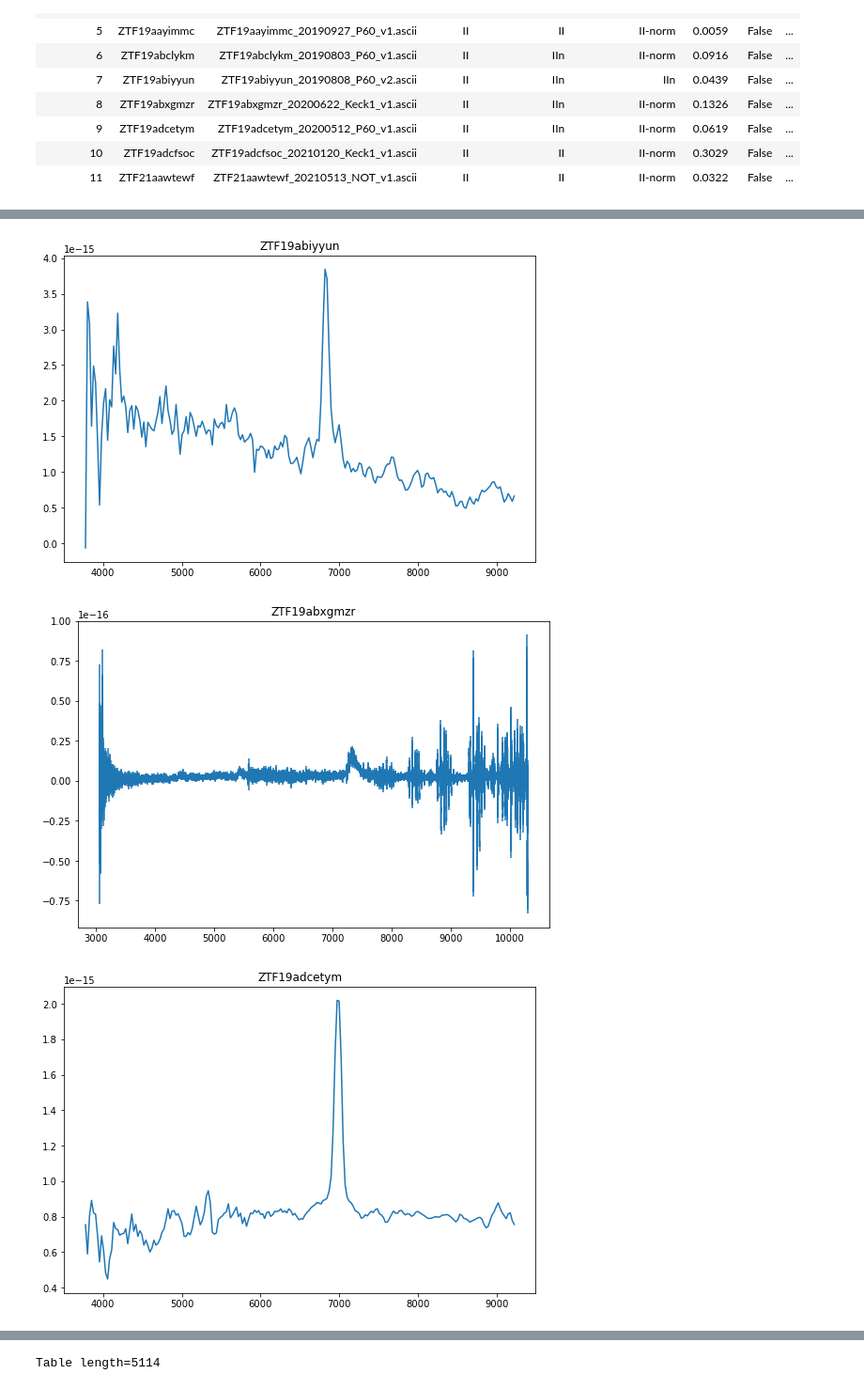
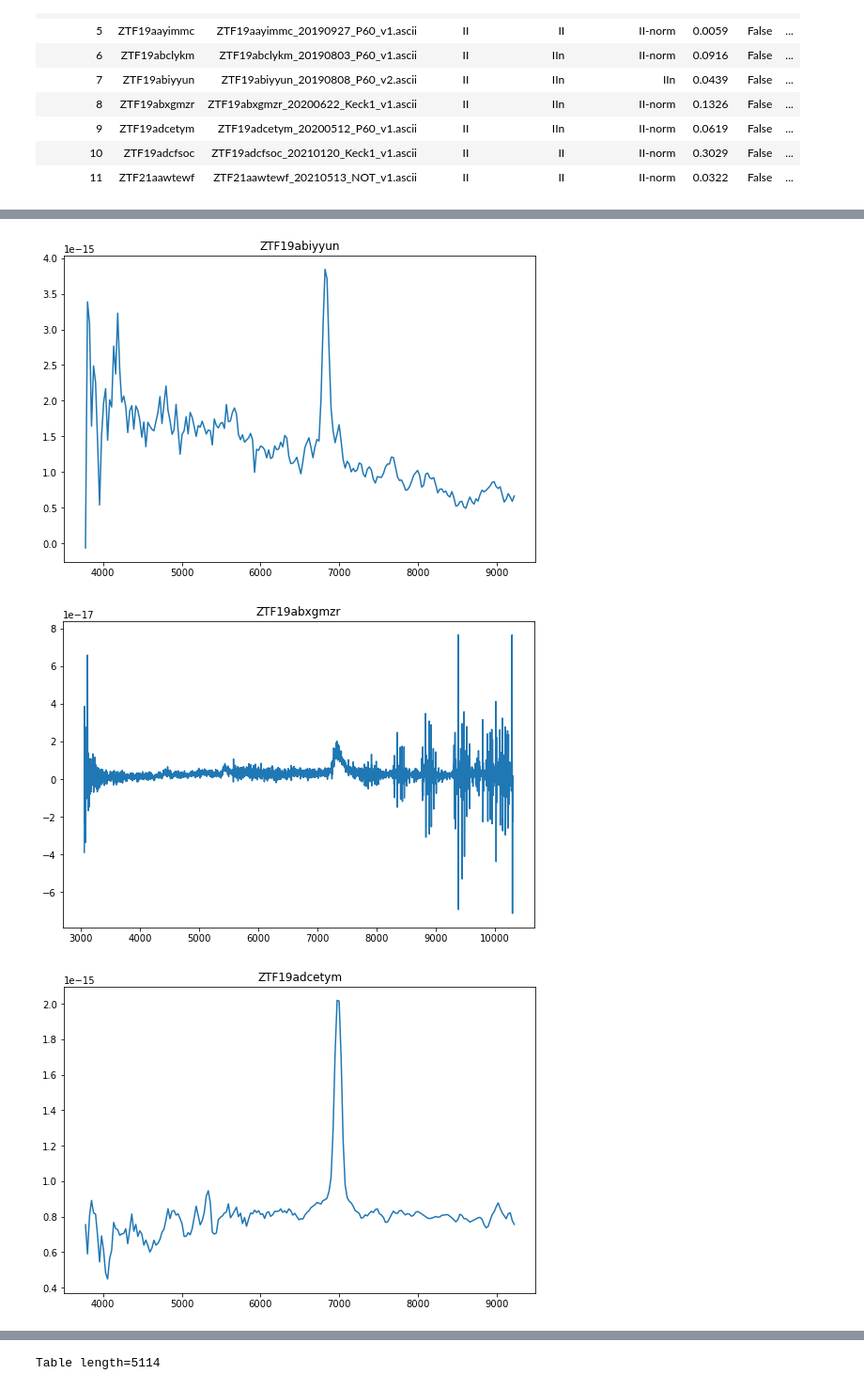
Before and after one commit to Hallflower20/supernova-spectrum-analysis, a Jupyter notebook: ZooniverseAnalysis/paper_notebooks/PaperFigures.ipynb, the cells around one changed output, grey strips where cells are left out. Shown: that part at 94% size. Saved outputs shown, nothing was run; the diff lists cells and outputs as text; code cells hidden in the pictures.

```diff
--- a/ZooniverseAnalysis/paper_notebooks/PaperFigures.ipynb
+++ b/ZooniverseAnalysis/paper_notebooks/PaperFigures.ipynb
@@ -109,6 +109,6 @@ Table length=12
 spectra_path = "../../../supernova-files/ztf_i_spectra/sample/spectra/"
 # %%
 ##wavelen         flux     sky_flux     flux_unc  xpixel    ypixel     response
-spectra = ascii.read(spectra_path + "ZTF21aawtewf_20210513_NOT_v1.ascii", names = ["wavelen", "flux", "flux_unc"])
+spectra = ascii.read(spectra_path + "ZTF18aabxlsv_20181110_Keck1_v1.ascii")
 spectra
 # %% [output]
@@ -138,15 +138,18 @@ for i in false_positives:
     if("Keck" in i["spectra_file"]):
         spectra.rename_column('col1', 'wavelen')
         spectra.rename_column('col2', "flux")
-        spectra.rename_column('col3', "sky_flux")
-        spectra.rename_column('col4', "flux_unc")
-        spectra.rename_column('col5', "xpixel")
-        spectra.rename_column('col6', "ypixel")
-        spectra.rename_column('col7', "response")
+        try:
+            spectra.rename_column('col3', "sky_flux")
+            spectra.rename_column('col4', "flux_unc")
+            spectra.rename_column('col5', "xpixel")
+            spectra.rename_column('col6', "ypixel")
+            spectra.rename_column('col7', "response")
+        except:
+            print()
     if("P60" in i["spectra_file"]):
         spectra.rename_column('col1', 'wavelen')
         spectra.rename_column('col2', "flux")
         spectra.rename_column('col3', "flux_unc")
     if("NOT" in i["spectra_file"]):
-        spectra = ascii.read(spectra_path + "ZTF21aawtewf_20210513_NOT_v1.ascii", names = ["wavelen", "flux", "flux_unc"])
+        spectra = ascii.read(spectra_path + i["spectra_file"], names = ["wavelen", "flux", "flux_unc"])
     spectra_list.append([i["ZTF_Name"], spectra])
@@ -157,5 +165,5 @@ for i in spectra_list:
     spectra = i[1]
     fig, ax1 = plt.subplots(figsize=(9, 6))
     ax1.set_title(i[0])
-    ax1.errorbar(spectra["wavelen"], spectra["flux"], spectra["flux_unc"])
+    ax1.plot(spectra["wavelen"], spectra["flux"])
 # %% [output]
@@ -163,9 +171,9 @@ for i in spectra_list:
 [figure]
 [figure]
 [figure]
 [figure]
 [figure]
 [figure]
 [figure]
-[figure, old version]
+[figure, new version]
 [figure]
```
Also changed, not shown: parts of 4 cells of this notebook, 4 other files.
